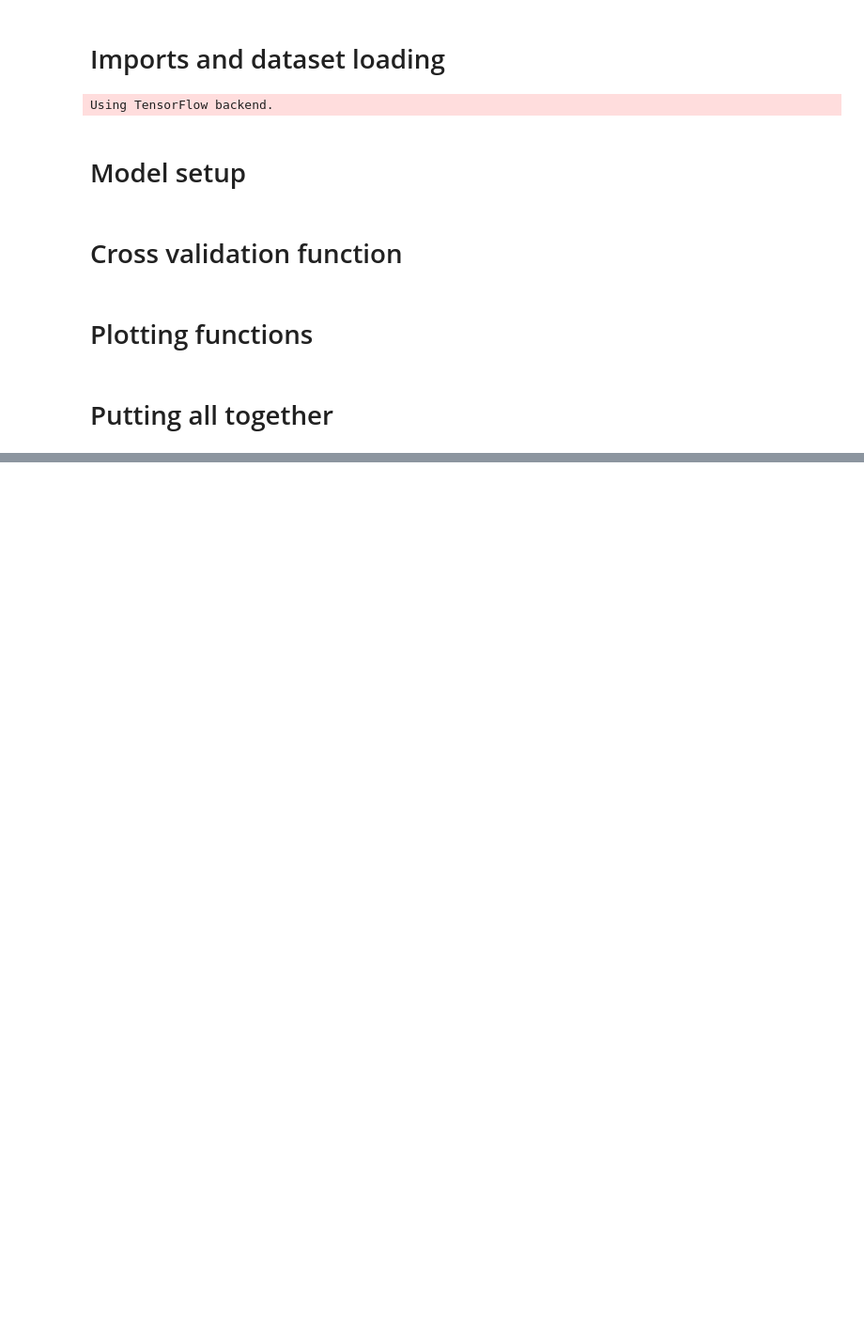
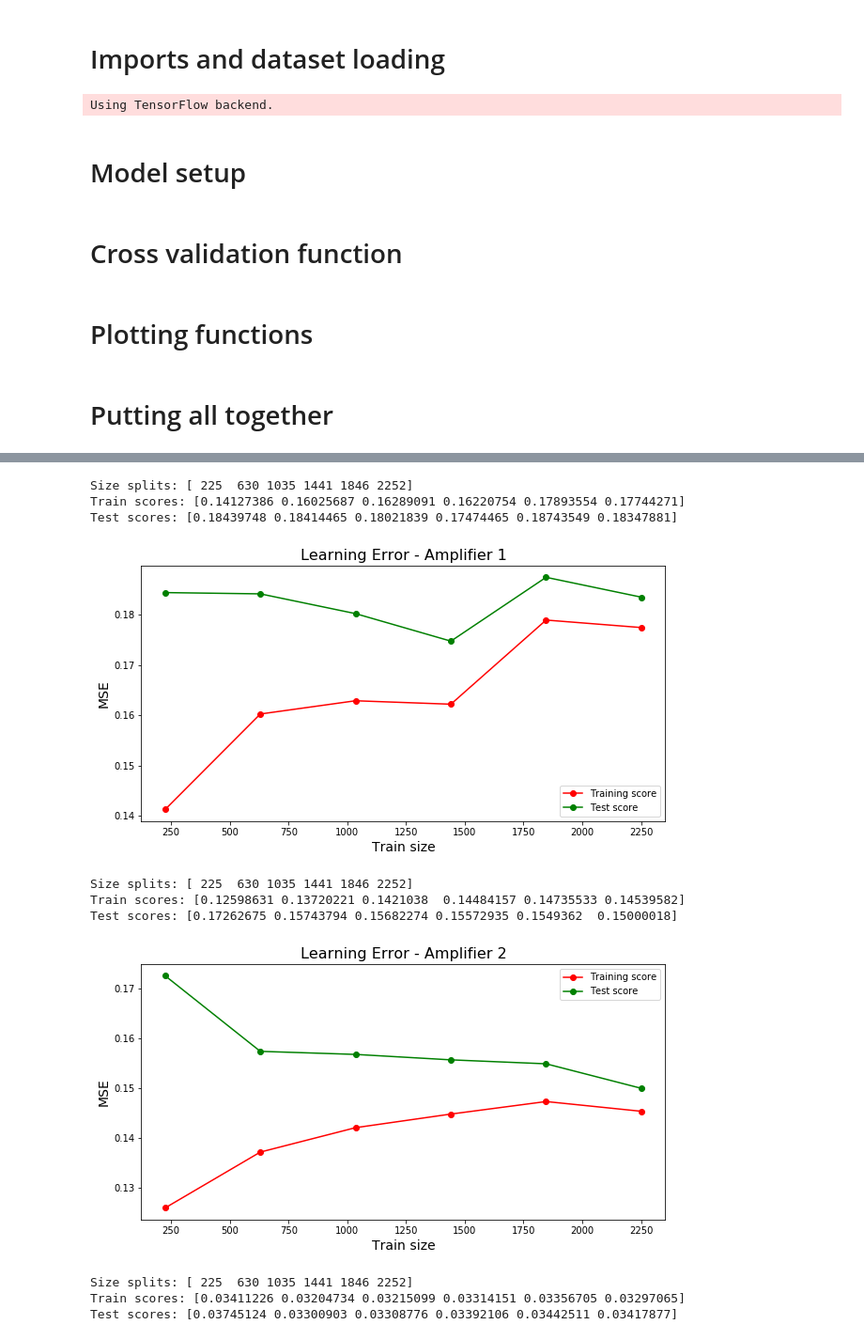
Before and after one commit to Leandro97/ACOPResults, a Jupyter notebook: MultiRegressor/3amp/ACOPRegressor.ipynb, the cells around one changed output, grey strips where cells are left out. Shown at 94% size. Cells and saved outputs as stored; diff of their text form; code cells hidden in the pictures; blank space fills up the shorter version.

```diff
--- a/MultiRegressor/3amp/ACOPRegressor.ipynb
+++ b/MultiRegressor/3amp/ACOPRegressor.ipynb
@@ -217,3 +243,31 @@ def plotLinkError():
+# %%
+def plotLearningCurves(ampNumber, model, X, y, cv):
+    fig, axis                              = plt.subplots(figsize = (10, 5))
+    train_sizes, train_scores, test_scores = learning_curve(model, X, y, cv = cv,
+                                                            train_sizes = np.linspace(0.1, 1.0, 6),
+                                                            scoring = "neg_mean_squared_error")
+
+    train_scores = -train_scores
+    test_scores  = -test_scores
+
+    train_scores_mean = np.mean(train_scores, axis = 1)
+    train_scores_std  = np.std(train_scores, axis = 1)
+    test_scores_mean  = np.mean(test_scores, axis = 1)
+    test_scores_std   = np.std(test_scores, axis = 1)
+
+    print("Size splits: {}".format(train_sizes))
+    print("Train scores: {} ".format(train_scores_mean))
+    print("Test scores: {} ".format(test_scores_mean))
+
+    # Plot learning curve
+    axis.plot(train_sizes, train_scores_mean, 'o-', color = "r", label = "Training score")
+    axis.plot(train_sizes, test_scores_mean, 'o-', color = "g", label = "Test score")
+    axis.set_title("Learning Error - Amplifier {}".format(ampNumber + 1), fontsize = 16)
+    axis.set_xlabel("Train size", fontsize = 14)
+    axis.set_ylabel("MSE", fontsize = 14)
+    axis.legend(loc = "best")
+
+    plt.show()
 # %% [markdown]
 # Putting all together
 # %%
@@ -251,0 +308,23 @@ plotLinkError()
+# %%
+X, y = loadDataset()
+
+plotLearningCurves(0, models[0], X, y[:, 0: 2], 5)
+prediction = models[0].predict(X)
+
+for i in range(1, ampNumber):
+    newX = np.hstack((X, prediction))
+
+    plotLearningCurves(i, models[i], X, y[:, i * 2 : i * 2 + 2], 5)
+    prediction = models[i].predict(newX)
+# %% [output]
+Size splits: [ 225  630 1035 1441 1846 2252]
+Train scores: [0.14127386 0.16025687 0.16289091 0.16220754 0.17893554 0.17744271]
+Test scores: [0.18439748 0.18414465 0.18021839 0.17474465 0.18743549 0.18347881]
+[figure, added]
+Size splits: [ 225  630 1035 1441 1846 2252]
+Train scores: [0.12598631 0.13720221 0.1421038  0.14484157 0.14735533 0.14539582]
+Test scores: [0.17262675 0.15743794 0.15682274 0.15572935 0.1549362  0.15000018]
+[figure, added]
+Size splits: [ 225  630 1035 1441 1846 2252]
+Train scores: [0.03411226 0.03204734 0.03215099 0.03314151 0.03356705 0.03297065]
+Test scores: [0.03745124 0.03300903 0.03308776 0.03392106 0.03442511 0.03417877]
```
Also changed, not shown: parts of 12 cells of this notebook, 1 other file.
